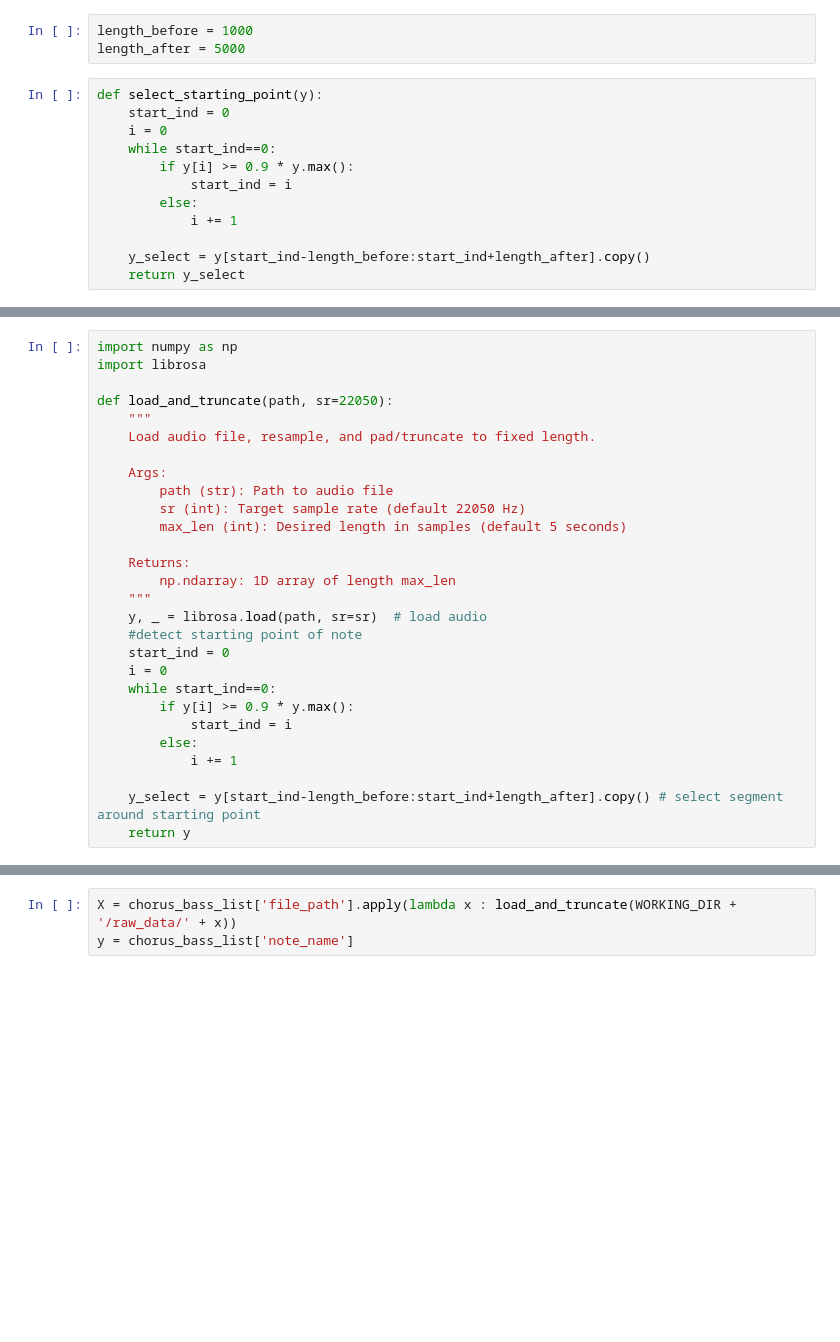
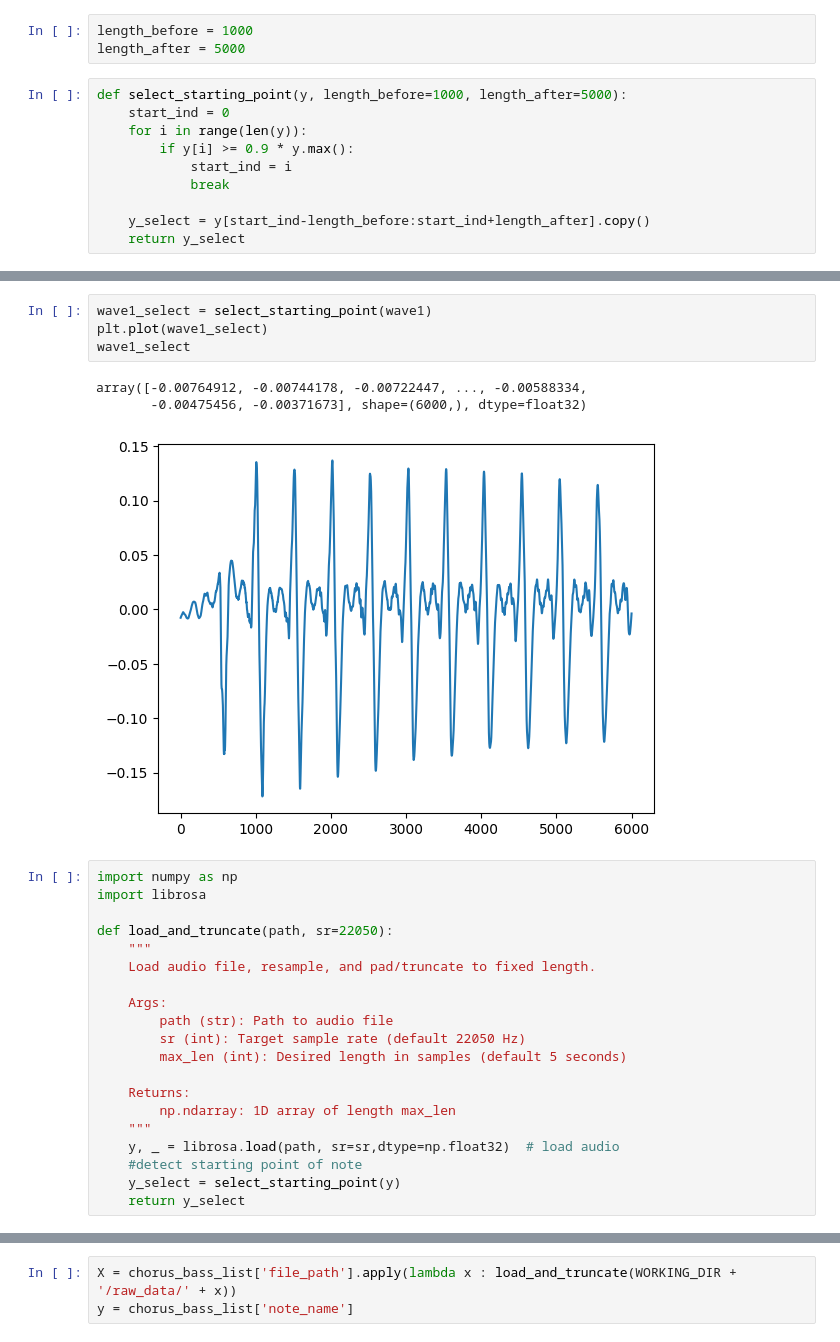
Before and after one commit to Lou-SdC/DataBass, a Jupyter notebook: notebooks/Edgar/Modelexploration.ipynb, the cells around one changed output, grey strips where cells are left out. Drawn from its saved outputs; the diff is of its cells as text; blank space fills up the shorter version.

```diff
--- a/notebooks/Edgar/Modelexploration.ipynb
+++ b/notebooks/Edgar/Modelexploration.ipynb
@@ -105,14 +109,12 @@ plt.plot(wave)
 length_before = 1000
 length_after = 5000
 # %%
-def select_starting_point(y):
+def select_starting_point(y, length_before=1000, length_after=5000):
     start_ind = 0
-    i = 0
-    while start_ind==0:
+    for i in range(len(y)):
         if y[i] >= 0.9 * y.max():
             start_ind = i
-        else:
-            i += 1
+            break
 
     y_select = y[start_ind-length_before:start_ind+length_after].copy()
     return y_select
@@ -119,3 +127,11 @@ def select_starting_point(y):
+# %%
+wave1_select = select_starting_point(wave1)
+plt.plot(wave1_select)
+wave1_select
+# %% [output]
+array([-0.00764912, -0.00744178, -0.00722447, ..., -0.00588334,
+       -0.00475456, -0.00371673], shape=(6000,), dtype=float32)
+[figure, added]
 # %%
 import numpy as np
 import librosa
@@ -132,15 +148,7 @@ def load_and_truncate(path, sr=22050):
     Returns:
         np.ndarray: 1D array of length max_len
     """
-    y, _ = librosa.load(path, sr=sr)  # load audio
+    y, _ = librosa.load(path, sr=sr,dtype=np.float32)  # load audio
     #detect starting point of note
-    start_ind = 0
-    i = 0
-    while start_ind==0:
-        if y[i] >= 0.9 * y.max():
-            start_ind = i
-        else:
-            i += 1
-
-    y_select = y[start_ind-length_before:start_ind+length_after].copy() # select segment around starting point
-    return y
+    y_select = select_starting_point(y)
+    return y_select
```
Also changed, not shown: parts of 21 cells of this notebook.
